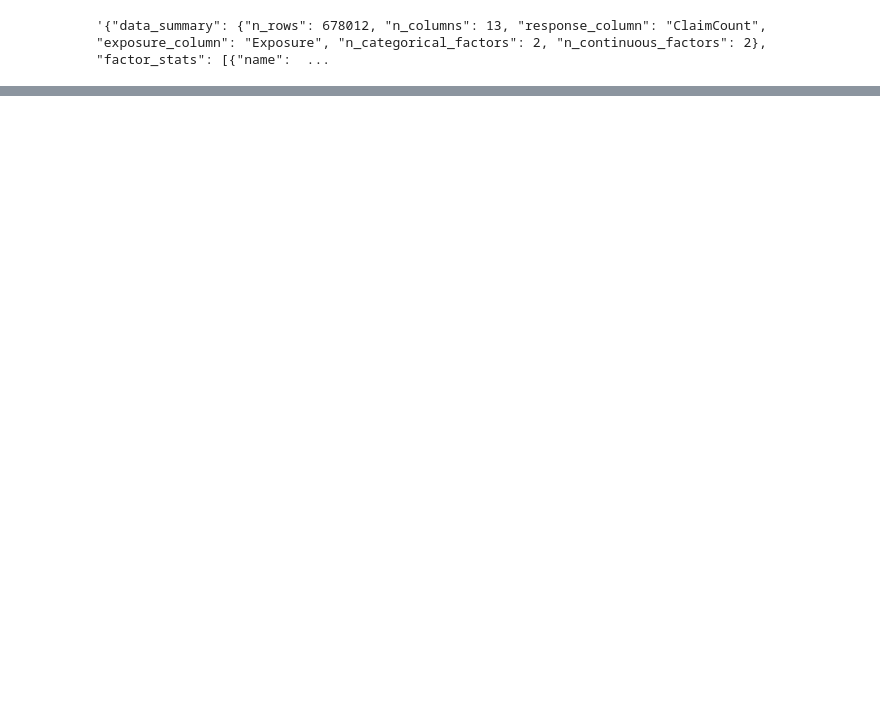
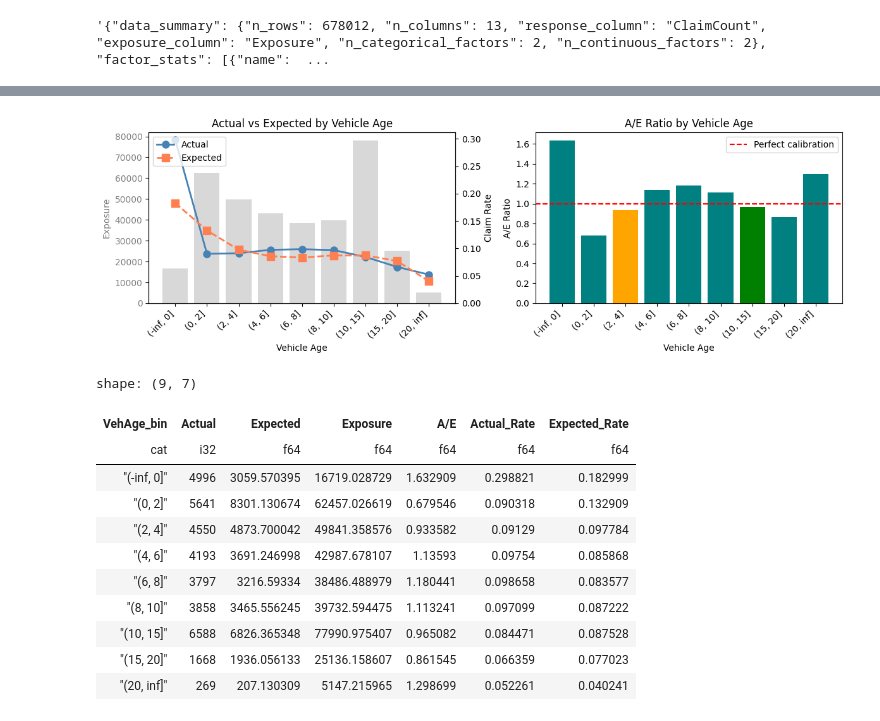
Before and after one commit to PricingFrontier/rustystats, a Jupyter notebook: examples/frequency_error.ipynb, the cells around one changed output, grey strips where cells are left out. Drawn from its saved outputs; the diff is of its cells as text; code cells hidden in the pictures; blank space fills up the shorter version.

```diff
--- a/examples/frequency_error.ipynb
+++ b/examples/frequency_error.ipynb
@@ -40,0 +262,16 @@ ValueError: GLM fitting failed: Linear algebra error: Failed to solve weighted l
+# %%
+plot_ae_chart(plot_data, "VehAge", bins=[0, 2, 4, 6, 8, 10, 15, 20], use_rate=True, title="Vehicle Age")
+# %% [output]
+[figure, added]
+shape: (9, 7)
+| VehAge_bin | Actual | Expected | Exposure | A/E | Actual_Rate | Expected_Rate |
+| cat | i32 | f64 | f64 | f64 | f64 | f64 |
+| "(-inf, 0]" | 4996 | 3059.570395 | 16719.028729 | 1.632909 | 0.298821 | 0.182999 |
+| "(0, 2]" | 5641 | 8301.130674 | 62457.026619 | 0.679546 | 0.090318 | 0.132909 |
+| "(2, 4]" | 4550 | 4873.700042 | 49841.358576 | 0.933582 | 0.09129 | 0.097784 |
+| "(4, 6]" | 4193 | 3691.246998 | 42987.678107 | 1.13593 | 0.09754 | 0.085868 |
+| "(6, 8]" | 3797 | 3216.59334 | 38486.488979 | 1.180441 | 0.098658 | 0.083577 |
+| "(8, 10]" | 3858 | 3465.556245 | 39732.594475 | 1.113241 | 0.097099 | 0.087222 |
+| "(10, 15]" | 6588 | 6826.365348 | 77990.975407 | 0.965082 | 0.084471 | 0.087528 |
+| "(15, 20]" | 1668 | 1936.056133 | 25136.158607 | 0.861545 | 0.066359 | 0.077023 |
+| "(20, inf]" | 269 | 207.130309 | 5147.215965 | 1.298699 | 0.052261 | 0.040241 |
```
Also changed, not shown: parts of 12 cells of this notebook, 2 other files.
